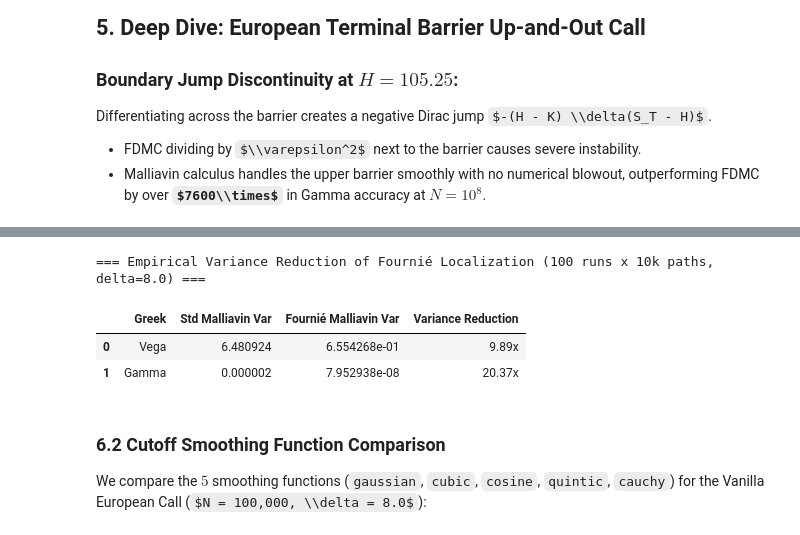
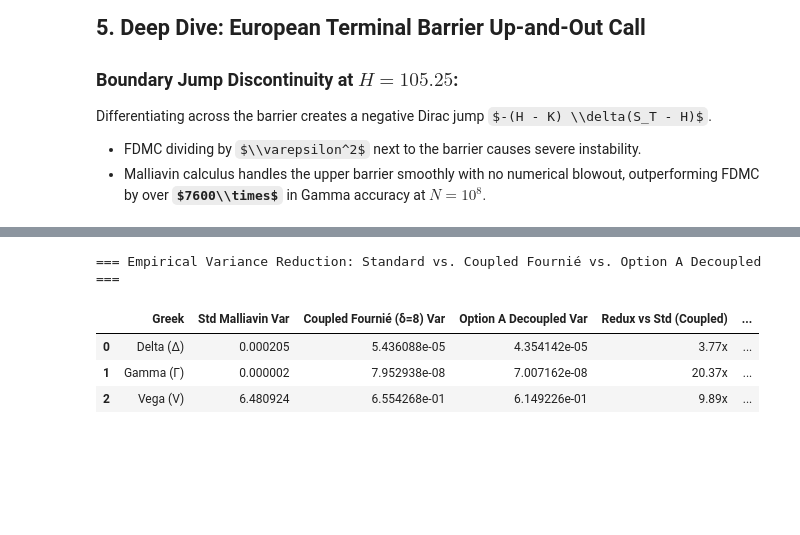
Before and after one commit to NicolasBermell/Greeks, a Jupyter notebook: analysis_malliavin_vs_FDMC.ipynb, the cells around one changed output, grey strips where cells are left out. Drawn from its saved outputs; the diff is of its cells as text; code cells hidden in the pictures; some formulas as TeX source; blank space fills up the shorter version.

```diff
--- a/analysis_malliavin_vs_FDMC.ipynb
+++ b/analysis_malliavin_vs_FDMC.ipynb
@@ -258,37 +299,73 @@ $$\\text{Var}(\\hat{\\theta}) = \\frac{1}{M-1} \\sum_{m=1}^M (\\hat{\\theta}_m -
 # %%
 from Methods.Malliavin.malliavin_european_standard import malliavin_greeks_european_call, generate_paths
 from Methods.Malliavin.malliavin_european_fournier import malliavin_fournier_greeks_european_call
 
 params = example_european_call_ATM
 n_runs = 100
 n_sims = 10000
 
-std_vegas, std_gammas = [], []
-loc_vegas, loc_gammas = [], []
+std_deltas, std_gammas, std_vegas = [], [], []
+coup_deltas, coup_gammas, coup_vegas = [], [], []
+decoup_deltas, decoup_gammas, decoup_vegas = [], [], []
+
+decoupled_deltas = {"delta": 4.0, "gamma": 10.0, "vega": 4.0}
 
 for s in range(n_runs):
     paths = generate_paths(params["T"], n_sims, seed=s)
     r_std = malliavin_greeks_european_call(params, N=n_sims, paths=paths)
-    r_loc = malliavin_fournier_greeks_european_call(params, N=n_sims, paths=paths, cutoff_type="gaussian", delta_strike=8.0)
+    r_coup = malliavin_fournier_greeks_european_call(params, N=n_sims, paths=paths, cutoff_type="gaussian", delta_strike=8.0)
+    r_decoup = malliavin_fournier_greeks_european_call(params, N=n_sims, paths=paths, cutoff_type="gaussian", delta_strike=decoupled_deltas)
+
+    std_deltas.append(r_std["delta"])
+    std_gammas.append(r_std["gamma"])
     std_vegas.append(r_std["vega"])
-    std_gammas.append(r_std["gamma"])
-    loc_vegas.append(r_loc["vega"])
-    loc_gammas.append(r_loc["gamma"])
 
-var_std_v, var_loc_v = float(np.var(std_vegas)), float(np.var(loc_vegas))
-var_std_g, var_loc_g = float(np.var(std_gammas)), float(np.var(loc_gammas))
+    coup_deltas.append(r_coup["delta"])
+    coup_gammas.append(r_coup["gamma"])
+    coup_vegas.append(r_coup["vega"])
+
+    decoup_deltas.append(r_decoup["delta"])
+    decoup_gammas.append(r_decoup["gamma"])
+    decoup_vegas.append(r_decoup["vega"])
+
+var_std_d, var_std_g, var_std_v = float(np.var(std_deltas)), float(np.var(std_gammas)), float(np.var(std_vegas))
+var_coup_d, var_coup_g, var_coup_v = float(np.var(coup_deltas)), float(np.var(coup_gammas)), float(np.var(coup_vegas))
+var_decoup_d, var_decoup_g, var_decoup_v = float(np.var(decoup_deltas)), float(np.var(decoup_gammas)), float(np.var(decoup_vegas))
 
 var_df = pd.DataFrame([
-    {"Greek": "Vega", "Std Malliavin Var": var_std_v, "Fournié Malliavin Var": var_loc_v, "Variance Reduction": f"{var_std_v/var_loc_v:.2f}x"},
-    {"Greek": "Gamma", "Std Malliavin Var": var_std_g, "Fournié Malliavin Var": var_loc_g, "Variance Reduction": f"{var_std_g/var_loc_g:.2f}x"},
+    {
+        "Greek": "Delta (Δ)",
+        "Std Malliavin Var": var_std_d,
+        "Coupled Fournié (δ=8) Var": var_coup_d,
+        "Option A Decoupled Var": var_decoup_d,
+        "Redux vs Std (Coupled)": f"{var_std_d/var_coup_d:.2f}x",
+        "Redux vs Std (Option A)": f"{var_std_d/var_decoup_d:.2f}x",
+        "Option A Gain vs Coupled": f"+{(var_coup_d/var_decoup_d - 1)*100:.1f}%",
+    },
+    {
+        "Greek": "Gamma (Γ)",
+        "Std Malliavin Var": var_std_g,
+        "Coupled Fournié (δ=8) Var": var_coup_g,
+        "Option A Decoupled Var": var_decoup_g,
+        "Redux vs Std (Coupled)": f"{var_std_g/var_coup_g:.2f}x",
+        "Redux vs Std (Option A)": f"{var_std_g/var_decoup_g:.2f}x",
+        "Option A Gain vs Coupled": f"+{(var_coup_g/var_decoup_g - 1)*100:.1f}%",
+    },
+    {
+        "Greek": "Vega (V)",
+        "Std Malliavin Var": var_std_v,
+        "Coupled Fournié (δ=8) Var": var_coup_v,
+        "Option A Decoupled Var": var_decoup_v,
+        "Redux vs Std (Coupled)": f"{var_std_v/var_coup_v:.2f}x",
+        "Redux vs Std (Option A)": f"{var_std_v/var_decoup_v:.2f}x",
+        "Option A Gain vs Coupled": f"+{(var_coup_v/var_decoup_v - 1)*100:.1f}%",
+    },
 ])
-print("=== Empirical Variance Reduction of Fournié Localization (100 runs x 10k paths, delta=8.0) ===")
+print("=== Empirical Variance Reduction: Standard vs. Coupled Fournié vs. Option A Decoupled ===")
 display(var_df)
 # %% [output]
-=== Empirical Variance Reduction of Fournié Localization (100 runs x 10k paths, delta=8.0) ===
+=== Empirical Variance Reduction: Standard vs. Coupled Fournié vs. Option A Decoupled ===
-|  | Greek | Std Malliavin Var | Fournié Malliavin Var | Variance Reduction |
-| 0 | Vega | 6.480924 | 6.554268e-01 | 9.89x |
-| 1 | Gamma | 0.000002 | 7.952938e-08 | 20.37x |
+|  | Greek | Std Malliavin Var | Coupled Fournié (δ=8) Var | Option A Decoupled Var | Redux vs Std (Coupled) | ... |
+| 0 | Delta (Δ) | 0.000205 | 5.436088e-05 | 4.354142e-05 | 3.77x | ... |
+| 1 | Gamma (Γ) | 0.000002 | 7.952938e-08 | 7.007162e-08 | 20.37x | ... |
+| 2 | Vega (V) | 6.480924 | 6.554268e-01 | 6.149226e-01 | 9.89x | ... |
-# %% [markdown]
-### 6.2 Cutoff Smoothing Function Comparison
-We compare the $5$ smoothing functions (`gaussian`, `cubic`, `cosine`, `quintic`, `cauchy`) for the Vanilla European Call ($N = 100,000, \\delta = 8.0$):
```
Also changed, not shown: parts of 29 cells of this notebook, 2 other files.
